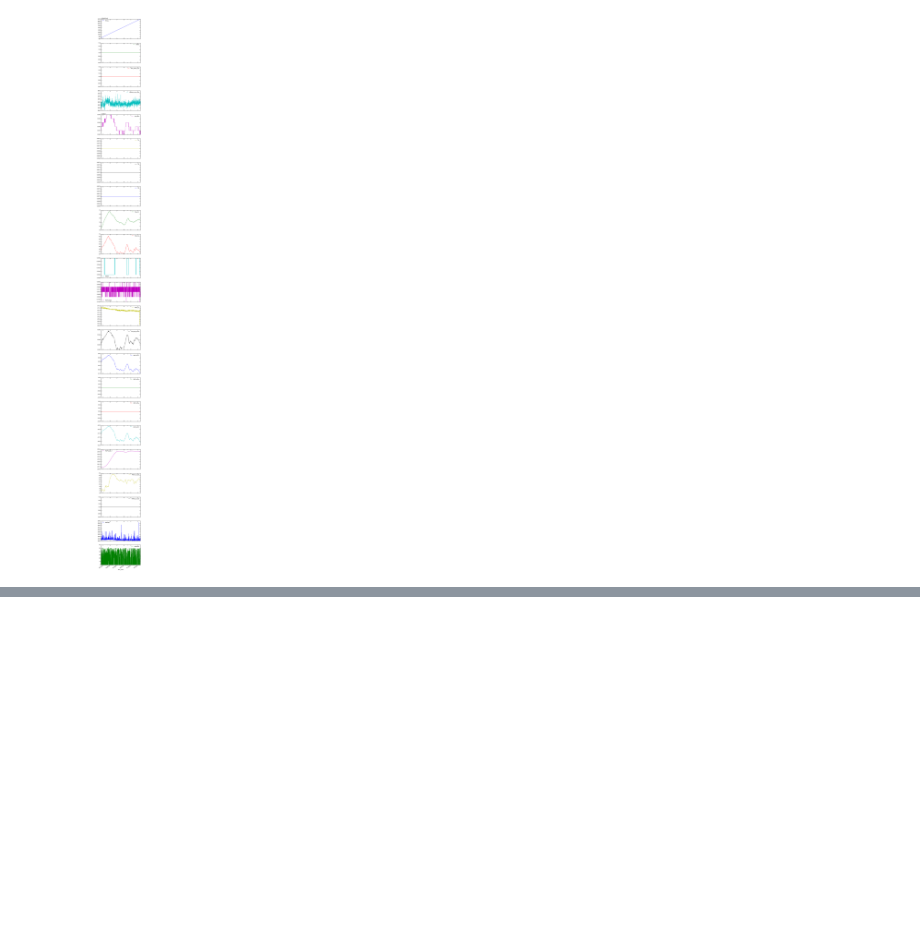
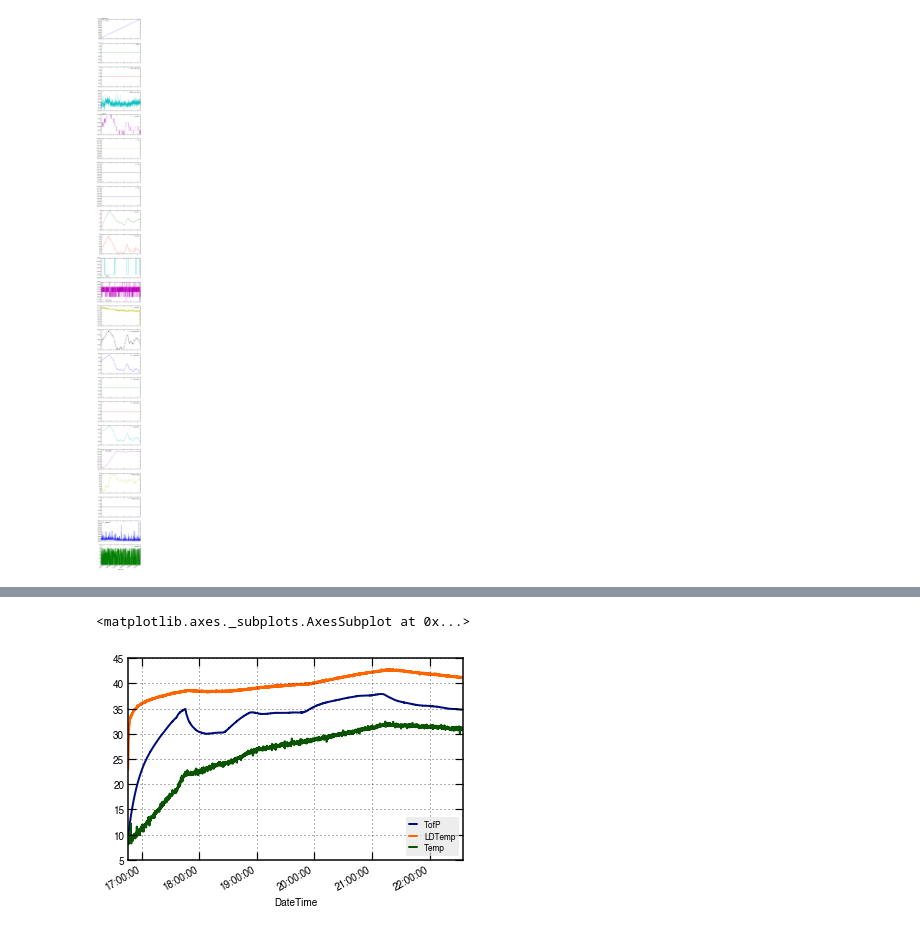
Before and after one commit to wblumberg/atm-py, a Jupyter notebook: examples/instruments_POPS_housekeeping.ipynb, the cells around one changed output, grey strips where cells are left out. Cells and saved outputs as stored; diff of their text form; code cells hidden in the pictures; blank space fills up the shorter version.

```diff
--- a/examples/instruments_POPS_housekeeping.ipynb
+++ b/examples/instruments_POPS_housekeeping.ipynb
@@ -36,0 +44,3 @@ out = hk.plot_all()
+# %%
+fname = '/Users/htelg/data/2017_ICARUS/POPS_SN14_ambient_more_raw/F20170523/HK_20170523x001.csv'
+hk = POPS.read_housekeeping(fname)
@@ -36,0 +68,7 @@ out = hk.plot_all()
+# %%
+sel = hk._del_all_columns_but(['Temp','TofP','LDTemp'])
+# %%
+sel.data.plot()
+# %% [output]
+<matplotlib.axes._subplots.AxesSubplot at 0x...>
+[figure, added]
```
Also changed, not shown: parts of 7 cells of this notebook, 3 other files.
